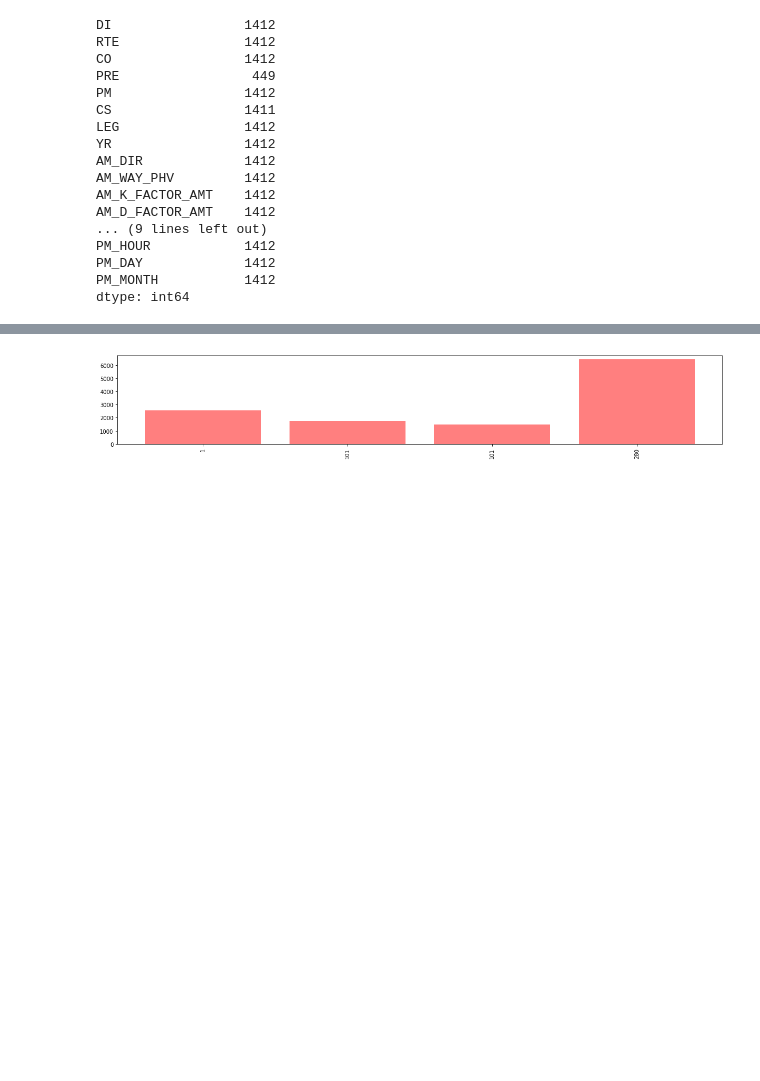
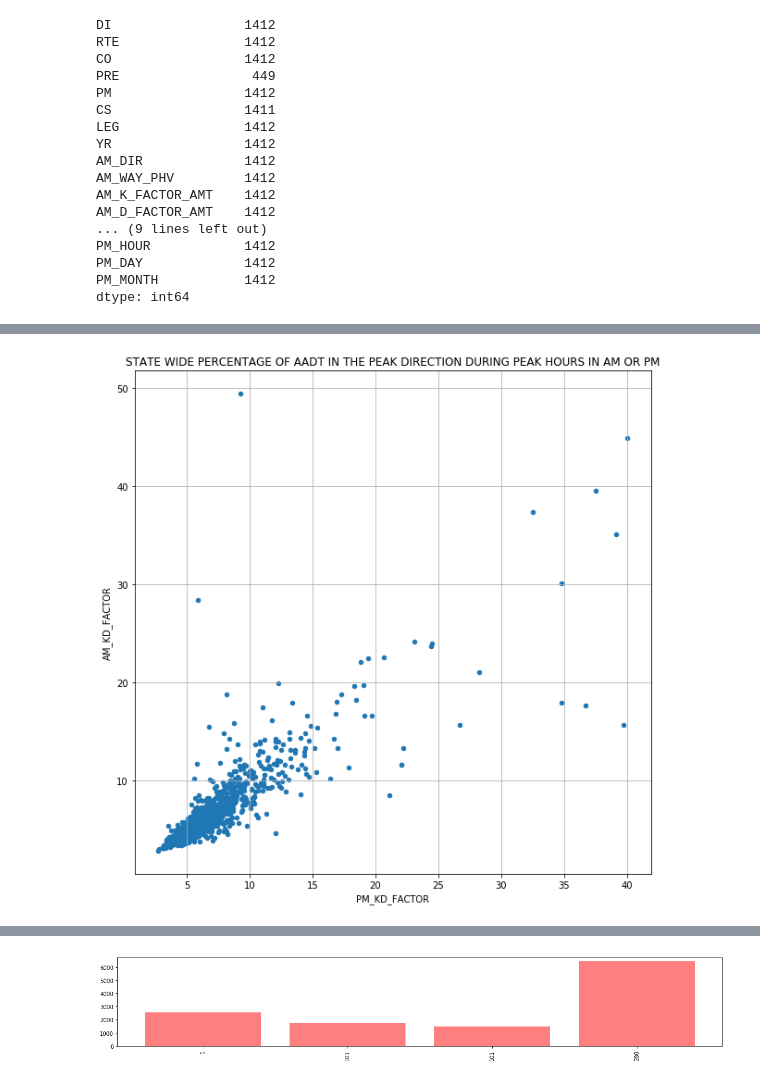
Before and after one commit to ujjwalthapa/California_traffic_analysis, a Jupyter notebook: traffic analysis_cac.ipynb, the cells around one changed output, grey strips where cells are left out. Cells and saved outputs as stored; diff of their text form; code cells hidden in the pictures; blank space fills up the shorter version.

```diff
--- a/traffic analysis_cac.ipynb
+++ b/traffic analysis_cac.ipynb
@@ -91,0 +108,9 @@ aadt2_df
+# %%
+# Create a scatter plot which compares PM PHV  to AM PHV for all highways
+aadt_df.plot(kind="scatter", x="PM_KD_FACTOR", y="AM_KD_FACTOR", grid=True, figsize=(10,10),
+              title="STATE WIDE PERCENTAGE OF AADT IN THE PEAK DIRECTION DURING PEAK HOURS IN AM OR PM")
+plt.show()
+# Plot indicates 2% to 20% OF daily traffic occurs in peak morning hour
+# 3% to 15% of daily traffic occurs in peak evening hour.
+# %% [output]
+[figure, added]
```
Also changed, not shown: parts of 13 cells of this notebook.
